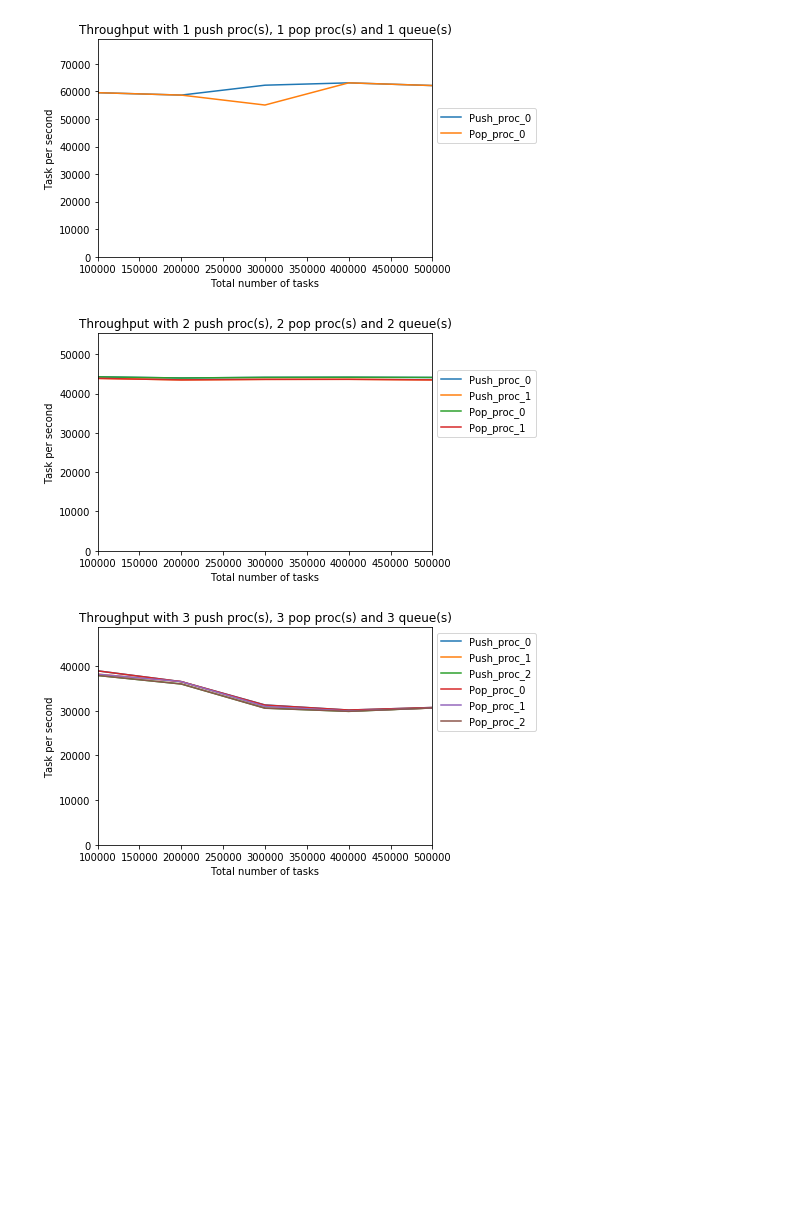
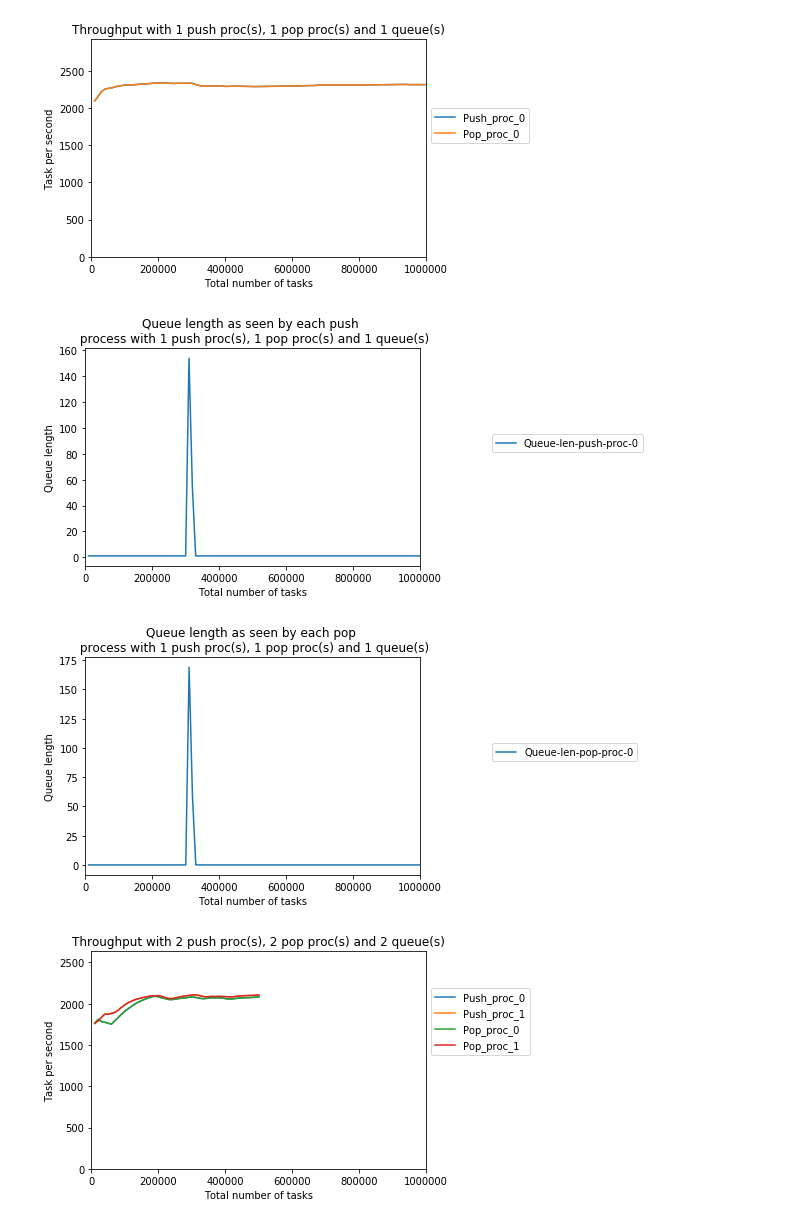
Before and after one commit to radical-cybertools/radical.entk, a Jupyter notebook: design_helpers/procs_throughput/analyzer.ipynb, the cells around one changed output. Saved outputs shown, nothing was run; the diff lists cells and outputs as text; code cells hidden in the pictures; blank space fills up the shorter version.

```diff
--- a/design_helpers/procs_throughput/analyzer.ipynb
+++ b/design_helpers/procs_throughput/analyzer.ipynb
@@ -32,7 +36,7 @@ def fill_pushers(df, DATA):
 
     return df
 # %%
-def fill_poppers(df, DATA):
+def fill_poppers(df, DATA, num_samples, sample_interval):
     poppers = glob.glob('%s/pop_*.txt'%DATA)
 
     for fname in poppers:
@@ -43,19 +47,18 @@ def fill_poppers(df, DATA):
         f = open(fname,'r')
         times = f.readlines()
 
-        start_time = float(times[0])
+        start_time = float(times[0].split(' ')[0].strip())
         #print times[0]
         cnt=1
 
-        name = fname.split('/')[2].strip().split('.')[0].strip()
         for val in times[1:]:
 
-            cur_time = float(val)
+            cur_time = float(val.split(' ')[0].strip())
             cnt+=1
 
-            if (cnt%100000 == 0)and(row<=5):
+            if (cnt%sample_interval == 0)and(row<=num_samples):
                 #print '%s: Throughput: %s'%(nme, float(cnt/(cur_time-start_time)))
-                df.loc[row*100000]['Pop_proc_%s'%pop_ind] = float(cnt/(cur_time-start_time))
+                df.loc[row*sample_interval]['Pop_proc_%s'%pop_ind] = float(cnt/(cur_time-start_time))
                 row+=1
 
     #print df
@@ -87,8 +252,11 @@ def get_throughput_plot(num_push_procs, num_pop_procs, num_queues):
 # %%
-num_push_procs_list = [1,2,3,4,5]
+num_push_procs_list = [1,2,4,8]
 num_pop_procs = 1
 num_queues = 1
+num_samples = 100
 
 for num_push_procs in num_push_procs_list:
-    get_throughput_plot(num_push_procs, num_pop_procs, num_queues)
+    get_throughput_plot(num_push_procs, num_pop_procs, num_queues, num_samples)
+    get_queue_push_plot(num_push_procs, num_pop_procs, num_queues, num_samples)
+    get_queue_pop_plot(num_push_procs, num_pop_procs, num_queues, num_samples)
 # %% [output]
@@ -100,7 +274,0 @@ for num_push_procs in num_push_procs_list:
-# %%
-num_push_procs = 1
-num_pop_procs_list = [1,2,3,4,5]
-num_queues = 1
-
-for num_pop_procs in num_pop_procs_list:
-    get_throughput_plot(num_push_procs, num_pop_procs, num_queues)
@@ -113,7 +274,0 @@ for num_pop_procs in num_pop_procs_list:
-# %%
-num_push_procs = 2
-num_pop_procs_list = [1,2,3,4]
-num_queues = 1
-
-for num_pop_procs in num_pop_procs_list:
-    get_throughput_plot(num_push_procs, num_pop_procs, num_queues)
@@ -125,11 +275,15 @@ for num_pop_procs in num_pop_procs_list:
 # %%
-num_queues_list = [1,2,3]
+num_queues_list = [1,2,4, 8]
+num_samples = 100
 
 for num_queues in num_queues_list:
     num_push_procs= num_queues
     num_pop_procs= num_queues
-    get_throughput_plot(num_push_procs, num_pop_procs, num_queues)
+    get_throughput_plot(num_push_procs, num_pop_procs, num_queues, num_samples)
+    get_queue_push_plot(num_push_procs, num_pop_procs, num_queues, num_samples)
+    get_queue_pop_plot(num_push_procs, num_pop_procs, num_queues, num_samples)
 # %% [output]
-[figure, old version]
+[figure, new version]
-[figure, old version]
+[figure, new version]
-[figure, old version]
+[figure, new version]
+[figure, added]
```
Also changed, not shown: parts of 10 cells of this notebook.
